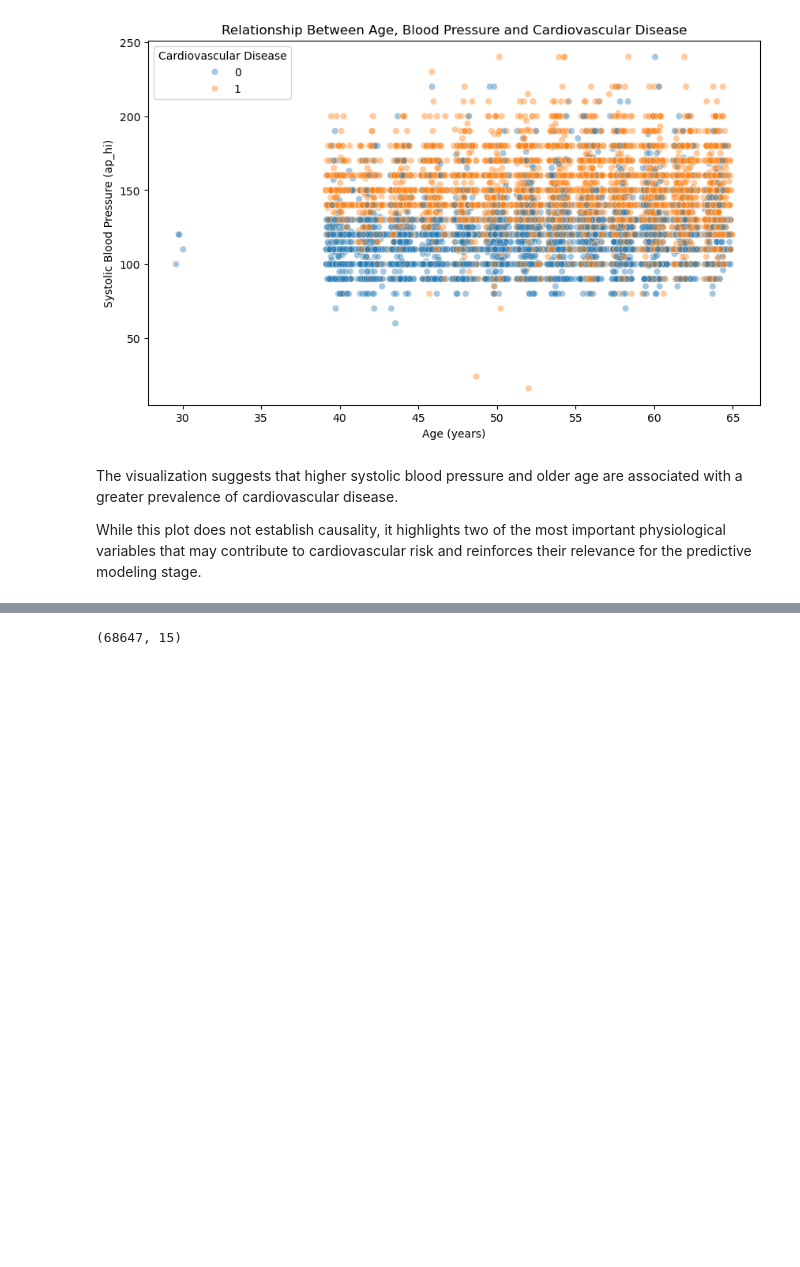
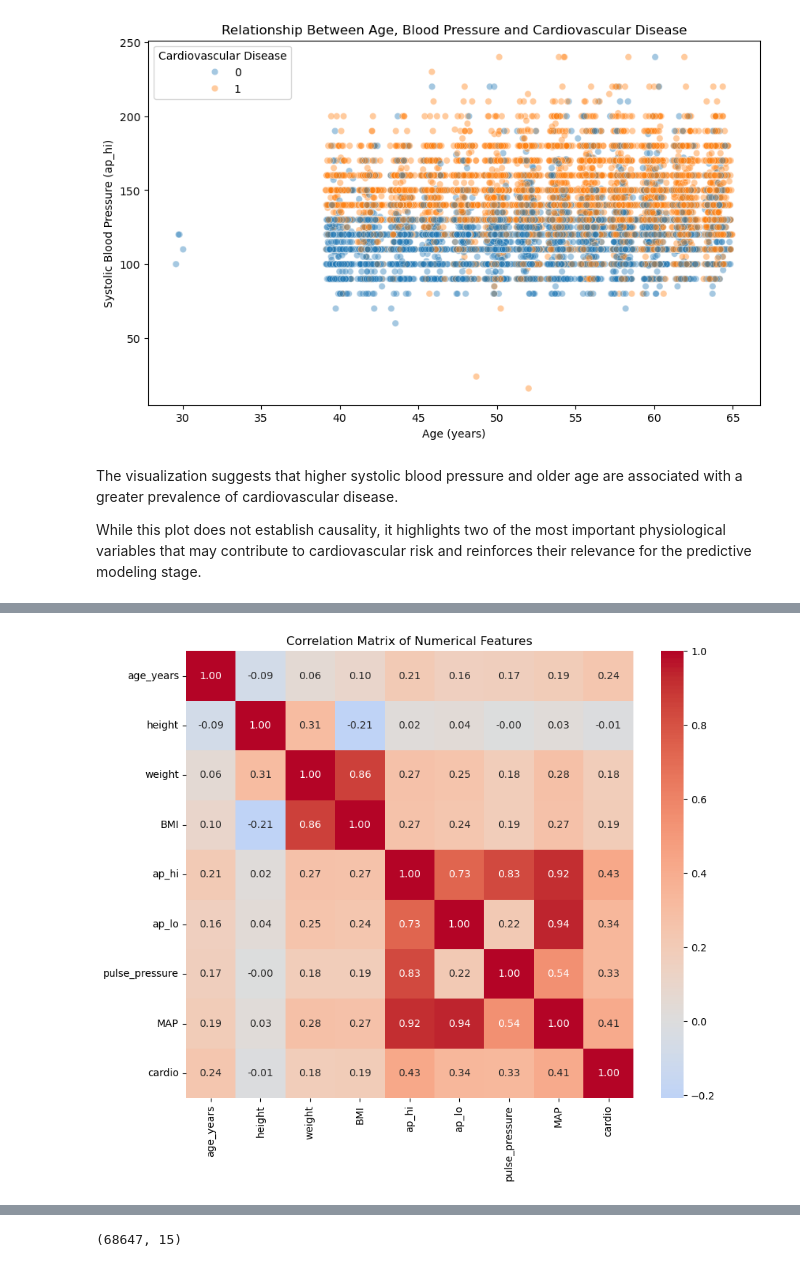
Before and after one commit to AndresAlmozara/heart-failure-prediction, a Jupyter notebook: notebooks/02_modeling.ipynb, the cells around one changed output, grey strips where cells are left out. Saved outputs shown, nothing was run; the diff lists cells and outputs as text; code cells hidden in the pictures; blank space fills up the shorter version.

```diff
--- a/notebooks/02_modeling.ipynb
+++ b/notebooks/02_modeling.ipynb
@@ -155,7 +155,7 @@ The goal is to incorporate simple domain-inspired transformations without introd
 # %% [markdown]
 ### 2.5.1 Creating Body Mass Index (BMI)
 # %%
- df["BMI]"] = df["weight"] / (df["height"] / 100) ** 2
+df["BMI"] = df["weight"] / (df["height"] / 100) ** 2
 # %% [markdown]
 ### 2.5.2 Pulse Preassure
 # %% [markdown]
@@ -244,0 +247,11 @@ While this plot does not establish causality, it highlights two of the most impo
+# %%
+numerical_features = [
+    "age_years",
+    "height",
+    "weight",
+    "BMI",
+    "ap_hi",
+    "ap_lo",
+    "pulse_pressure",
+    "MAP",
+]
@@ -244,0 +266,11 @@ While this plot does not establish causality, it highlights two of the most impo
+# %%
+plt.figure(figsize=(10, 8))
+
+corr_matrix = df[numerical_features + ["cardio"]].corr()
+
+sns.heatmap(corr_matrix, annot=True, fmt=".2f", cmap="coolwarm", center=0, square=True)
+
+plt.title("Correlation Matrix of Numerical Features")
+plt.show()
+# %% [output]
+[figure, added]
```
Also changed, not shown: parts of 104 cells of this notebook, 2 other files.
